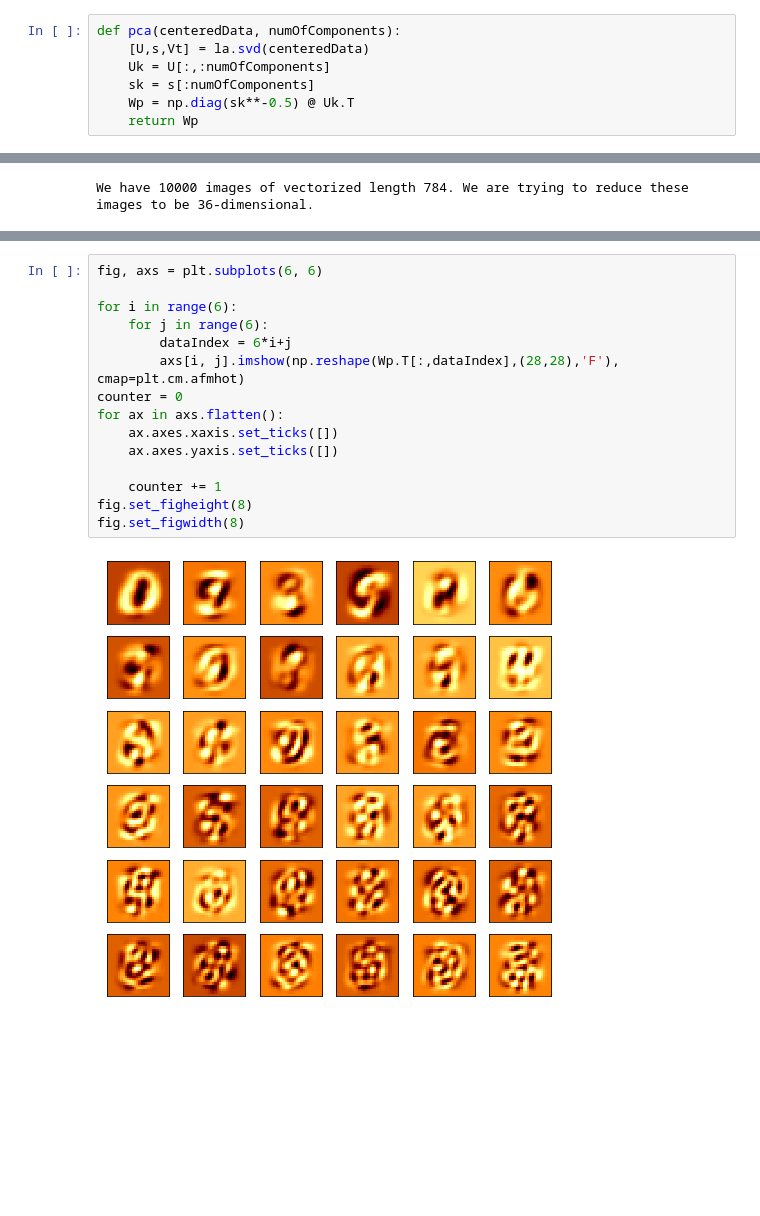
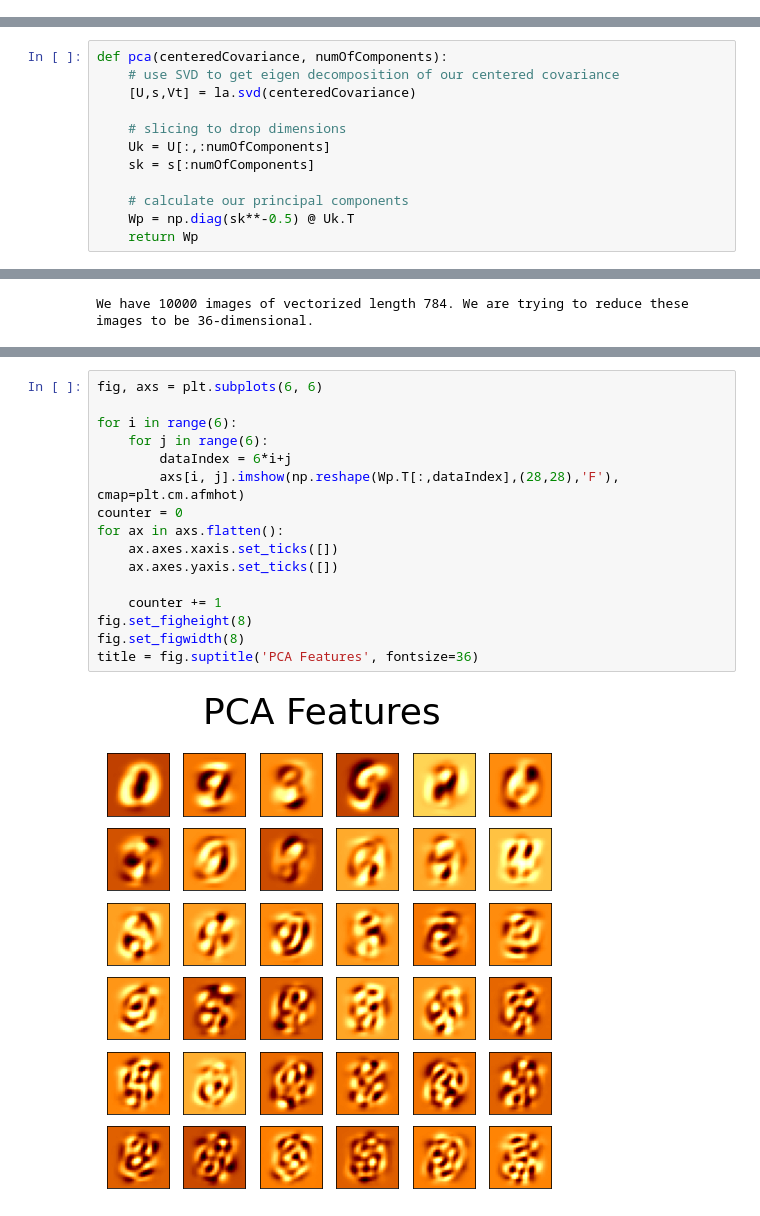
Before and after one commit to harrisnisar/CS598, a Jupyter notebook: HW2/Scripts/PS2.ipynb, the cells around one changed output, grey strips where cells are left out. Cells and saved outputs as stored; diff of their text form; blank space fills up the shorter version.

```diff
--- a/HW2/Scripts/PS2.ipynb
+++ b/HW2/Scripts/PS2.ipynb
@@ -38,7 +0,0 @@ def spectrogram(signal, ws = 1024, hs = 512):
-# %%
-def pca(centeredData, numOfComponents):
-    [U,s,Vt] = la.svd(centeredData)
-    Uk = U[:,:numOfComponents]
-    sk = s[:numOfComponents]
-    Wp = np.diag(sk**-0.5) @ Uk.T
-    return Wp
@@ -168,0 +89,12 @@ fig.tight_layout(pad=0.4, w_pad=0.5, h_pad=1.0)
+# %%
+def pca(centeredCovariance, numOfComponents):
+    # use SVD to get eigen decomposition of our centered covariance
+    [U,s,Vt] = la.svd(centeredCovariance)
+
+    # slicing to drop dimensions
+    Uk = U[:,:numOfComponents]
+    sk = s[:numOfComponents]
+
+    # calculate our principal components
+    Wp = np.diag(sk**-0.5) @ Uk.T
+    return Wp
@@ -231,20 +418,21 @@ WI_inv = np.linalg.pinv(WI)
 # %%
 fig, axs = plt.subplots(6, 6)
 
 for i in range(6):
     for j in range(6):
         dataIndex = 6*i+j
         axs[i, j].imshow(np.reshape(Wp.T[:,dataIndex],(28,28),'F'), cmap=plt.cm.afmhot)
 counter = 0
 for ax in axs.flatten():
     ax.axes.xaxis.set_ticks([])
     ax.axes.yaxis.set_ticks([])
 
     counter += 1
 fig.set_figheight(8)
 fig.set_figwidth(8)
+title = fig.suptitle('PCA Features', fontsize=36)
 # %% [output]
-[figure, old version]
+[figure, new version]
 # %%
 fig, axs = plt.subplots(6, 6)
 
```
Also changed, not shown: parts of 54 cells of this notebook, 2 other files.
